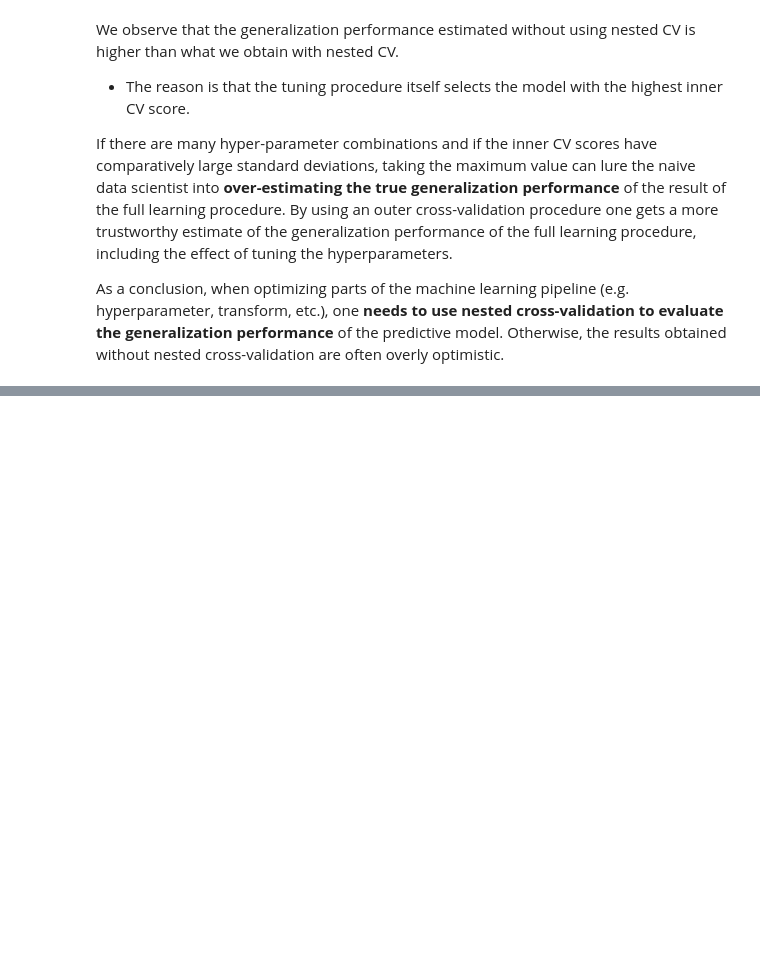
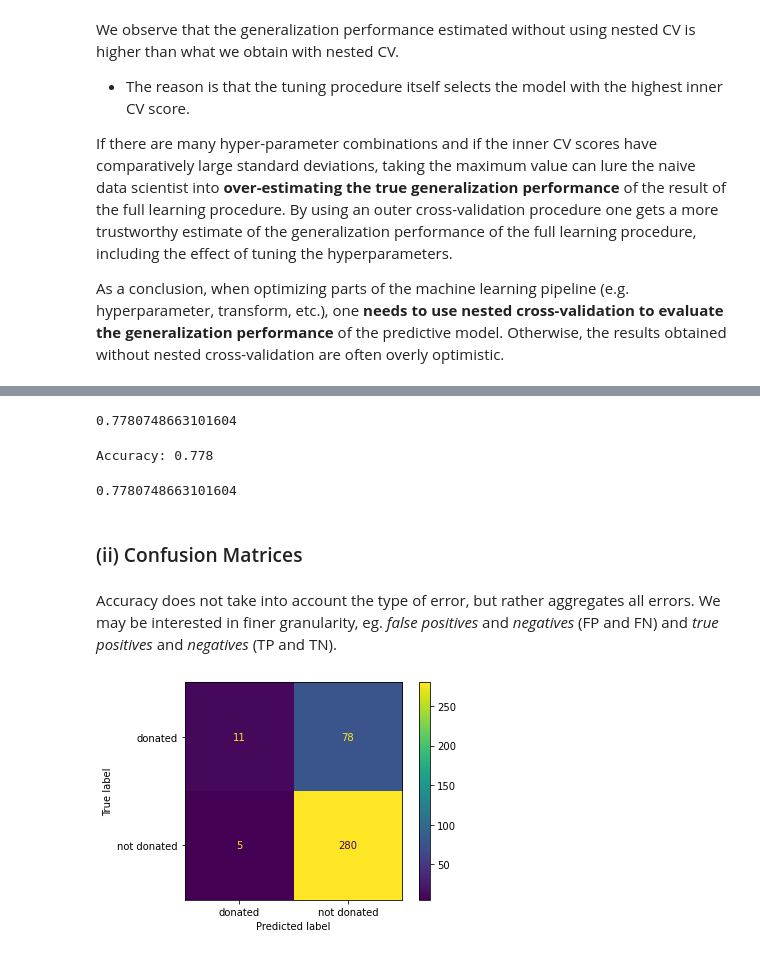
Before and after one commit to guy-green/Intro-to-ML, a Jupyter notebook: 7. Model Evaluation.ipynb, the cells around one changed output, grey strips where cells are left out. Saved outputs shown, nothing was run; the diff lists cells and outputs as text; code cells hidden in the pictures; blank space fills up the shorter version.

```diff
--- a/7. Model Evaluation.ipynb
+++ b/7. Model Evaluation.ipynb
@@ -1128,0 +1141,15 @@ As a conclusion, when optimizing parts of the machine learning pipeline (e.g. hy
+# %%
+# get data
+blood_transfusion = pd.read_csv("datasets/blood_transfusion.csv")
+data = blood_transfusion.drop(columns="Class")
+target = blood_transfusion["Class"]
+# %%
+data_train, data_test, target_train, target_test = train_test_split(
+    data, target, shuffle=True, random_state=0, test_size=0.5)
+# %%
+# create model
+classifier = LogisticRegression()
+# fit model
+classifier.fit(data_train, target_train)
+# compute predictions from fitted model
+target_predicted = classifier.predict(data_test)
@@ -1128,0 +1159,28 @@ As a conclusion, when optimizing parts of the machine learning pipeline (e.g. hy
+# %%
+# compute manually
+np.mean(target_test == target_predicted)
+# %% [output]
+0.7780748663101604
+# %%
+# use function
+from sklearn.metrics import accuracy_score
+
+accuracy = accuracy_score(target_test, target_predicted)
+print(f"Accuracy: {accuracy:.3f}")
+# %% [output]
+Accuracy: 0.778
+# %%
+# call the score method on the model
+classifier.score(data_test, target_test)
+# %% [output]
+0.7780748663101604
+# %% [markdown]
+### (ii) Confusion Matrices
+# %% [markdown]
+Accuracy does not take into account the type of error, but rather aggregates all errors. We may be interested in finer granularity, eg. _false positives_ and _negatives_ (FP and FN) and _true positives_ and _negatives_ (TP and TN).
+# %%
+from sklearn.metrics import ConfusionMatrixDisplay
+
+_ = ConfusionMatrixDisplay.from_estimator(classifier, data_test, target_test)
+# %% [output]
+[figure, added]
```
Also changed, not shown: parts of 75 cells of this notebook.
